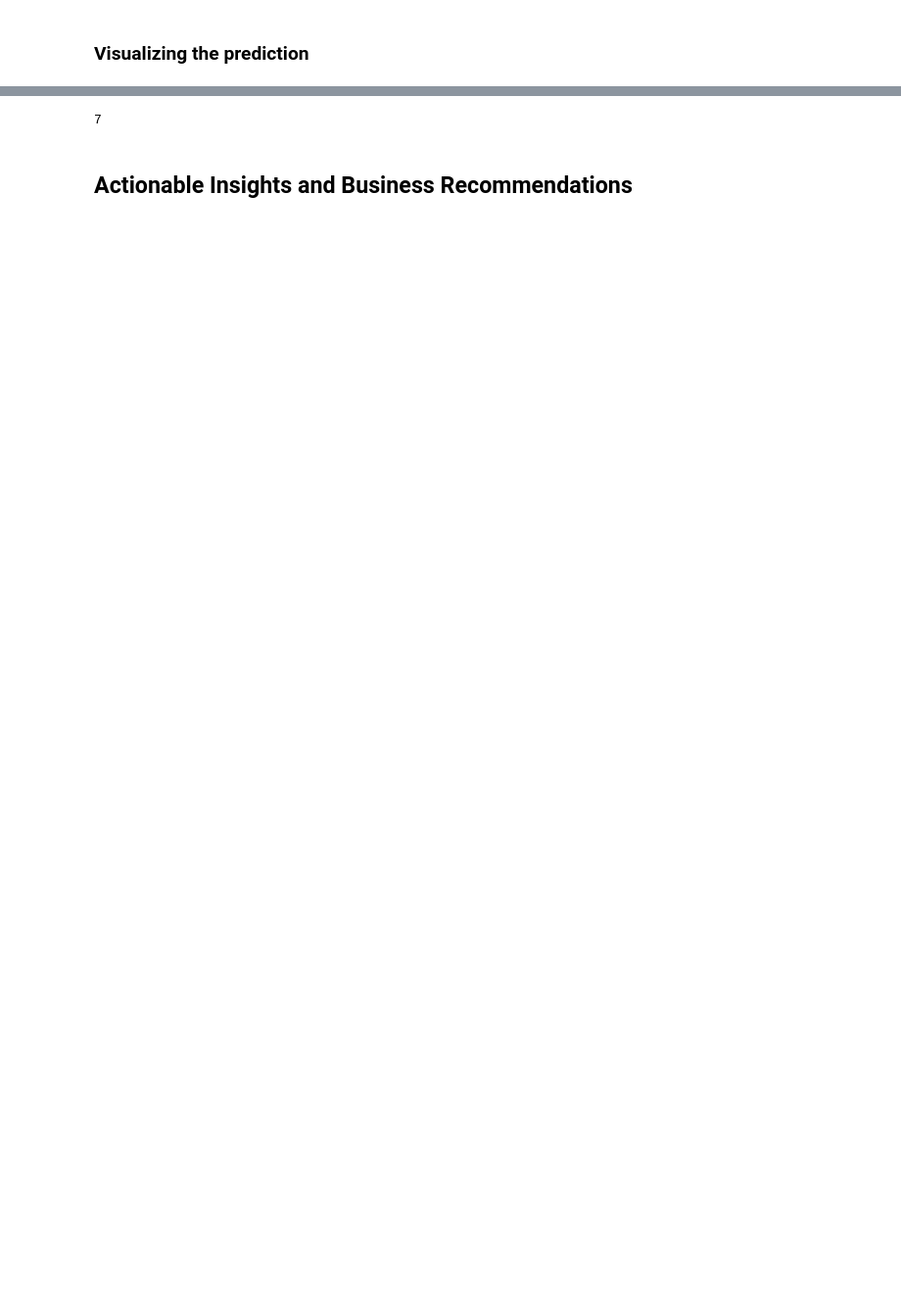
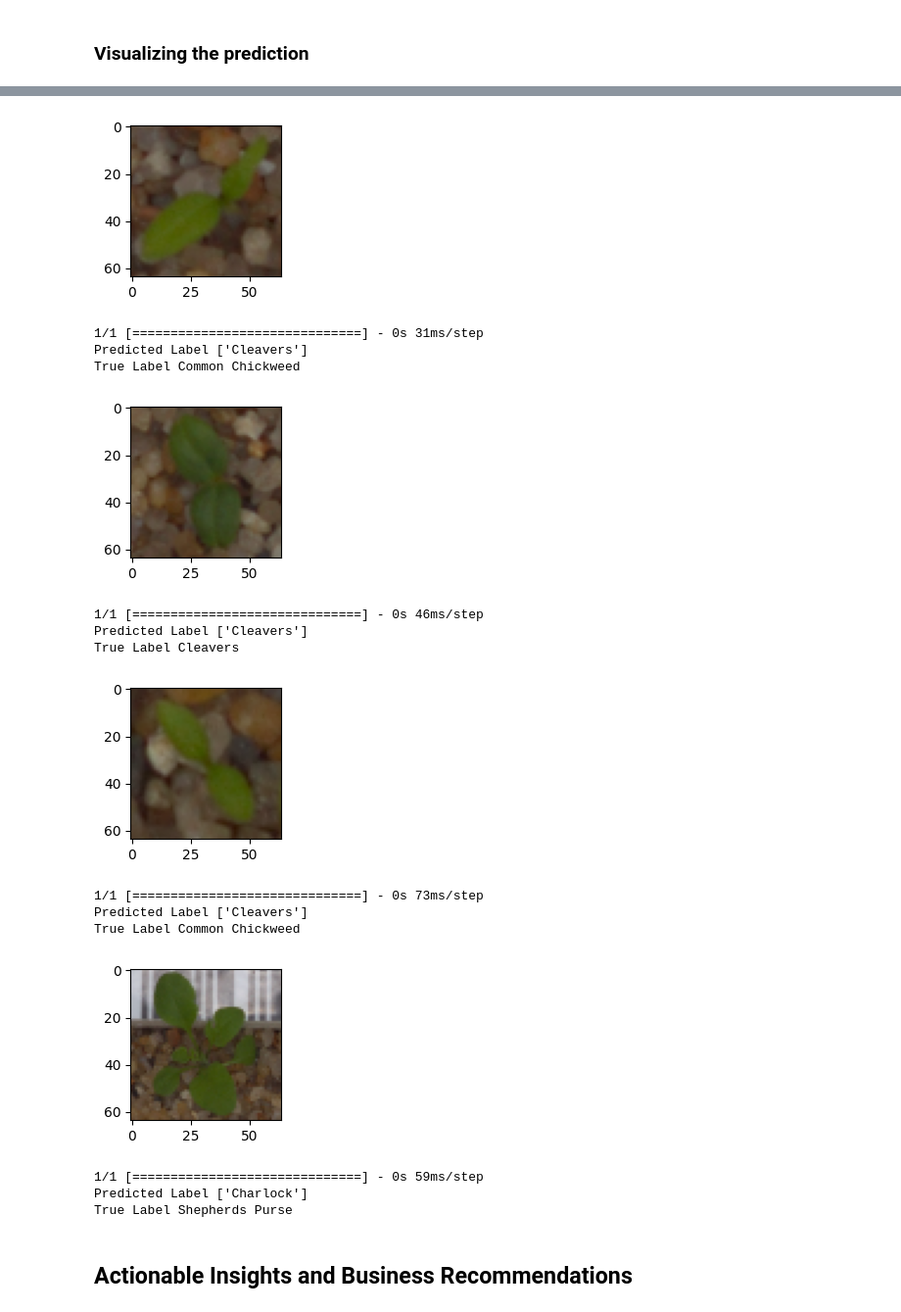
Before and after one commit to sapan-s2/AI_Austin_course, a Jupyter notebook: computer vision/CV_Project_Full_Code_Notebook.ipynb, the cells around one changed output, grey strips where cells are left out. Shown at 98% size. Drawn from its saved outputs; the diff is of its cells as text; code cells hidden in the pictures; blank space fills up the shorter version.

```diff
--- a/computer vision/CV_Project_Full_Code_Notebook.ipynb
+++ b/computer vision/CV_Project_Full_Code_Notebook.ipynb
@@ -1092,7 +960,49 @@ res= model1.predict(X_test[2].reshape(1,64,64,3))
-# %%
-i=np.argmax(res)
-print(i)
-# %% [output]
-7
+# %%
+
+# Visualizing the predicted and correct label of images from test data
+plt.figure(figsize=(2,2))
+plt.imshow(X_test[2])
+plt.show()
+## Complete the code to predict the test data using the final model selected
+print('Predicted Label', enc.inverse_transform(model1.predict((X_test_normalized[2].reshape(1,64,64,3)))))   # reshaping the input image as we are only trying to predict using a single image
+print('True Label', enc.inverse_transform(y_test_encoded)[2])                                               # using inverse_transform() to get the output label from the output vector
+
+plt.figure(figsize=(2,2))
+plt.imshow(X_test[33])
+plt.show()
+## Complete the code to predict the test data using the final model selected
+print('Predicted Label', enc.inverse_transform(model1.predict((X_test_normalized[33].reshape(1,64,64,3)))))  # reshaping the input image as we are only trying to predict using a single image
+print('True Label', enc.inverse_transform(y_test_encoded)[33])                                              # using inverse_transform() to get the output label from the output vector
+
+plt.figure(figsize=(2,2))
+plt.imshow(X_test[59],)
+plt.show()
+## Complete the code to predict the test data using the final model selected
+print('Predicted Label', enc.inverse_transform(model1.predict((X_test_normalized[59].reshape(1,64,64,3)))))  # reshaping the input image as we are only trying to predict using a single image
+print('True Label', enc.inverse_transform(y_test_encoded)[59])                                              # using inverse_transform() to get the output label from the output vector
+
+plt.figure(figsize=(2,2))
+plt.imshow(X_test[36])
+plt.show()
+## Complete the code to predict the test data using the final model selected
+print('Predicted Label', enc.inverse_transform(model1.predict((X_test_normalized[36].reshape(1,64,64,3)))))  # reshaping the input image as we are only trying to predict using a single image
+print('True Label', enc.inverse_transform(y_test_encoded)[36])
+# %% [output]
+[figure, added]
+1/1 [==============================] - 0s 31ms/step
+Predicted Label ['Cleavers']
+True Label Common Chickweed
+[figure, added]
+1/1 [==============================] - 0s 46ms/step
+Predicted Label ['Cleavers']
+True Label Cleavers
+[figure, added]
+1/1 [==============================] - 0s 73ms/step
+Predicted Label ['Cleavers']
+True Label Common Chickweed
+[figure, added]
+1/1 [==============================] - 0s 59ms/step
+Predicted Label ['Charlock']
+True Label Shepherds Purse
 # %% [markdown]
 ## Actionable Insights and Business Recommendations
```
Also changed, not shown: parts of 23 cells of this notebook.
